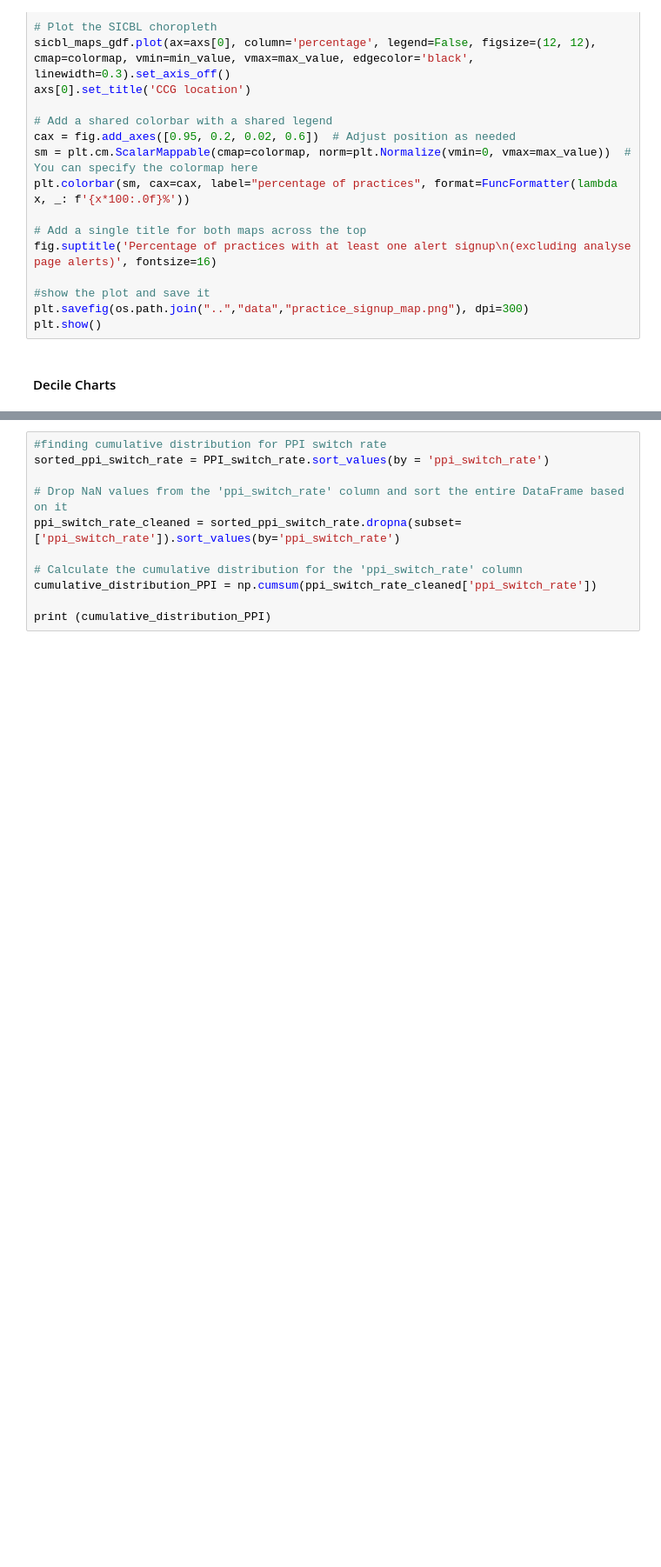
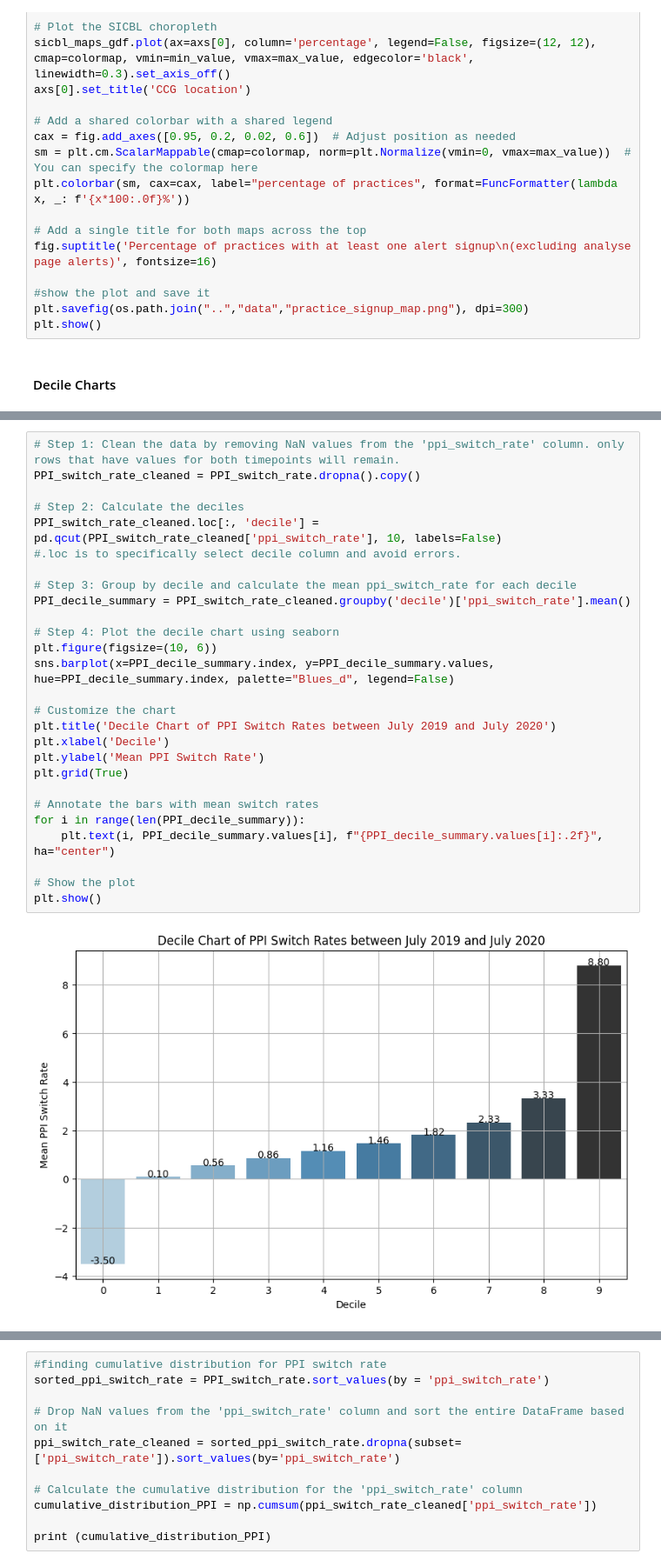
Before and after one commit to avanthika-sivakumar/med-student-omeprazole, a Jupyter notebook: notebooks/Omeprazole shortage.ipynb, the cells around one changed output, grey strips where cells are left out. Shown at 87% size. Cells and saved outputs as stored; diff of their text form; blank space fills up the shorter version.

Commit message:
Decile Charts

```diff
--- a/notebooks/Omeprazole shortage.ipynb
+++ b/notebooks/Omeprazole shortage.ipynb
@@ -1101,3 +1101,32 @@ print (PPI_switch_rate)
 7847   Y06502         1       NaN              NaN         0.000000
 
 [7848 rows x 5 columns]
+# %%
+# Step 1: Clean the data by removing NaN values from the 'ppi_switch_rate' column. only rows that have values for both timepoints will remain.
+PPI_switch_rate_cleaned = PPI_switch_rate.dropna().copy()
+
+# Step 2: Calculate the deciles
+PPI_switch_rate_cleaned.loc[:, 'decile'] = pd.qcut(PPI_switch_rate_cleaned['ppi_switch_rate'], 10, labels=False)
+#.loc is to specifically select decile column and avoid errors.
+
+# Step 3: Group by decile and calculate the mean ppi_switch_rate for each decile
+PPI_decile_summary = PPI_switch_rate_cleaned.groupby('decile')['ppi_switch_rate'].mean()
+
+# Step 4: Plot the decile chart using seaborn
+plt.figure(figsize=(10, 6))
+sns.barplot(x=PPI_decile_summary.index, y=PPI_decile_summary.values, hue=PPI_decile_summary.index, palette="Blues_d", legend=False)
+
+# Customize the chart
+plt.title('Decile Chart of PPI Switch Rates between July 2019 and July 2020')
+plt.xlabel('Decile')
+plt.ylabel('Mean PPI Switch Rate')
+plt.grid(True)
+
+# Annotate the bars with mean switch rates
+for i in range(len(PPI_decile_summary)):
+    plt.text(i, PPI_decile_summary.values[i], f"{PPI_decile_summary.values[i]:.2f}", ha="center")
+
+# Show the plot
+plt.show()
+# %% [output]
+[figure, added]
```
Also changed, not shown: parts of 4 cells of this notebook.
